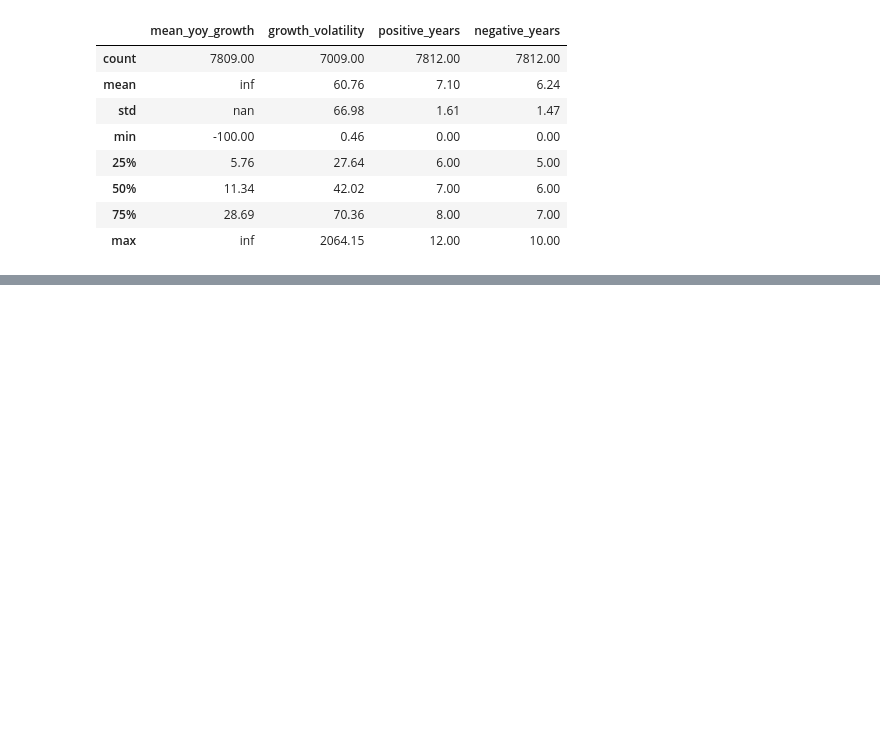
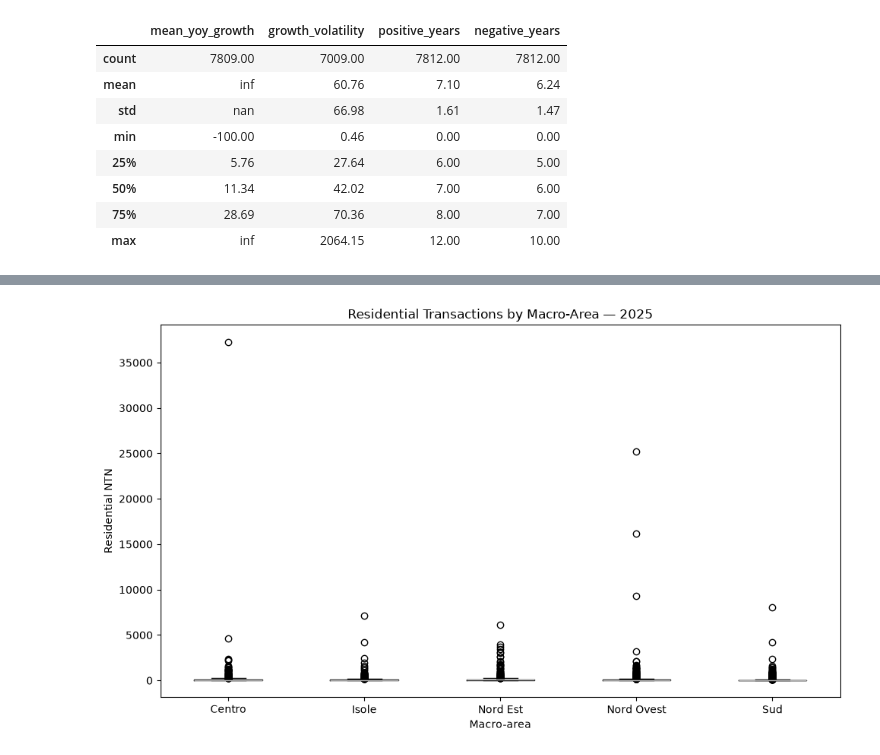
Before and after one commit to danielematix67-boop/italian-real-estate-analysis, a Jupyter notebook: notebooks/02_omi_transactions_exploration.ipynb, the cells around one changed output, grey strips where cells are left out. Saved outputs shown, nothing was run; the diff lists cells and outputs as text; code cells hidden in the pictures; blank space fills up the shorter version.

```diff
--- a/notebooks/02_omi_transactions_exploration.ipynb
+++ b/notebooks/02_omi_transactions_exploration.ipynb
@@ -1739,0 +1780,22 @@ display(
+# %%
+fig, ax = plt.subplots(figsize=(10, 6))
+
+latest_market.boxplot(
+    column='ntn_res',
+    by='area',
+    ax=ax,
+    grid=False
+)
+
+ax.set_title(
+    f'Residential Transactions by Macro-Area — {latest_year}'
+)
+ax.set_xlabel('Macro-area')
+ax.set_ylabel('Residential NTN')
+
+fig.suptitle('')
+
+fig.tight_layout()
+plt.show()
+# %% [output]
+[figure, added]
```
Also changed, not shown: parts of 4 cells of this notebook, 1 other file.
